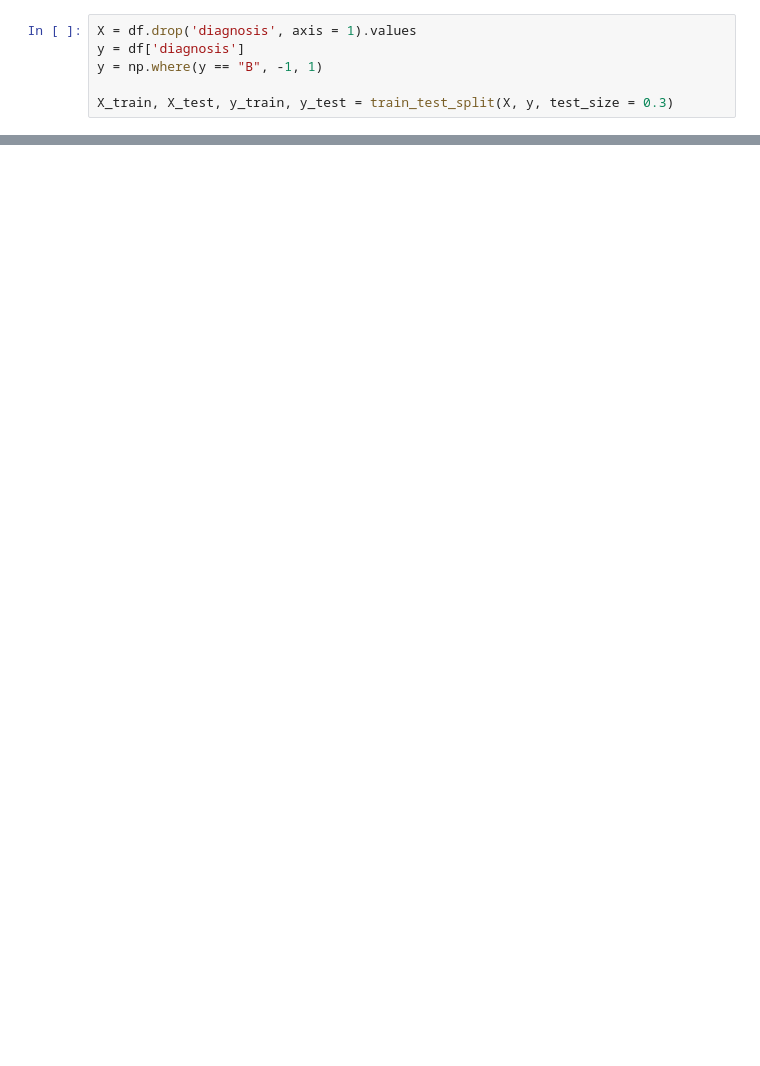
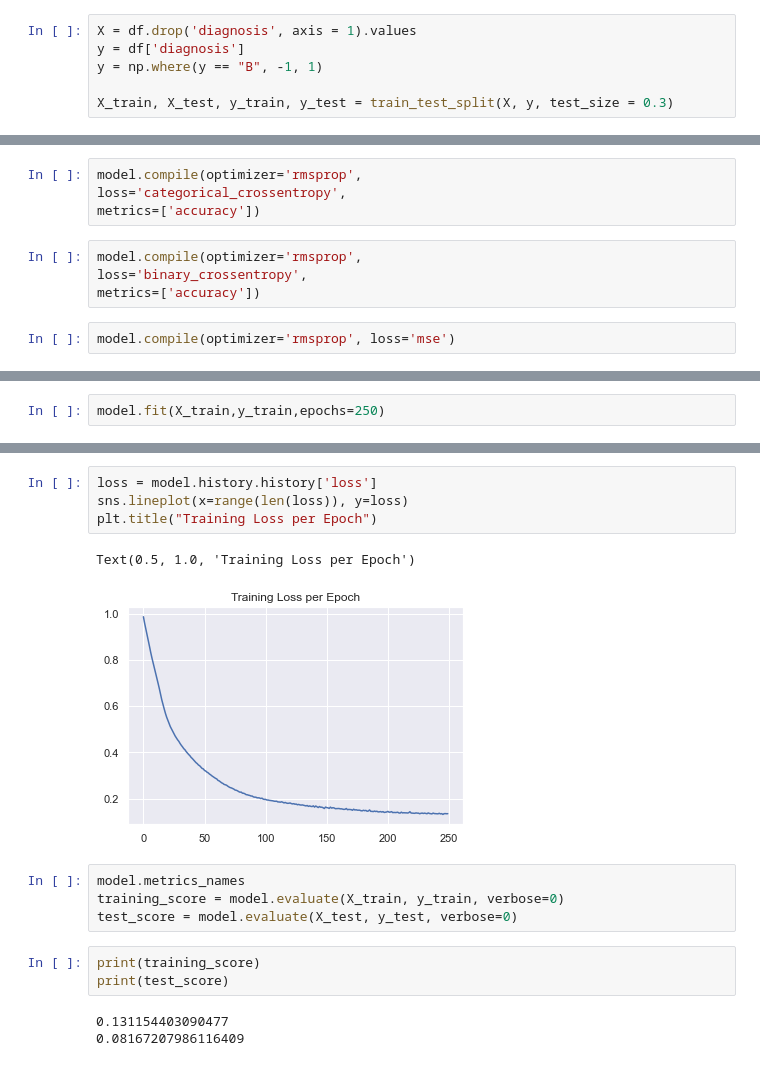
Before and after one commit to TrellixVulnTeam/ThanhLa_Data4319_2I89, a Jupyter notebook: 5. Deep Neural Network/source_5.ipynb, the cells around one changed output, grey strips where cells are left out. Drawn from its saved outputs; the diff is of its cells as text; blank space fills up the shorter version.

```diff
--- a/5. Deep Neural Network/source_5.ipynb
+++ b/5. Deep Neural Network/source_5.ipynb
@@ -28,0 +87,10 @@ X_train, X_test, y_train, y_test = train_test_split(X, y, test_size = 0.3)
+# %%
+model.compile(optimizer='rmsprop',
+loss='categorical_crossentropy',
+metrics=['accuracy'])
+# %%
+model.compile(optimizer='rmsprop',
+loss='binary_crossentropy',
+metrics=['accuracy'])
+# %%
+model.compile(optimizer='rmsprop', loss='mse')
@@ -28,0 +99,2 @@ X_train, X_test, y_train, y_test = train_test_split(X, y, test_size = 0.3)
+# %%
+model.fit(X_train,y_train,epochs=250)
@@ -28,0 +120,17 @@ X_train, X_test, y_train, y_test = train_test_split(X, y, test_size = 0.3)
+# %%
+loss = model.history.history['loss']
+sns.lineplot(x=range(len(loss)), y=loss)
+plt.title("Training Loss per Epoch")
+# %% [output]
+Text(0.5, 1.0, 'Training Loss per Epoch')
+[figure, added]
+# %%
+model.metrics_names
+training_score = model.evaluate(X_train, y_train, verbose=0)
+test_score = model.evaluate(X_test, y_test, verbose=0)
+# %%
+print(training_score)
+print(test_score)
+# %% [output]
+0.131154403090477
+0.08167207986116409
```
Also changed, not shown: parts of 14 cells of this notebook, 1 other file.
